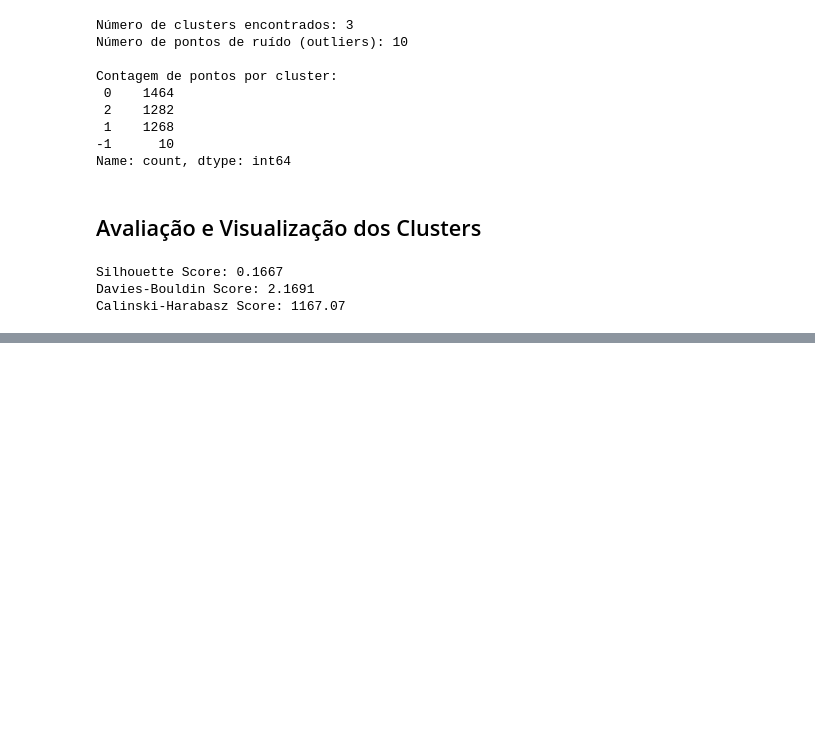
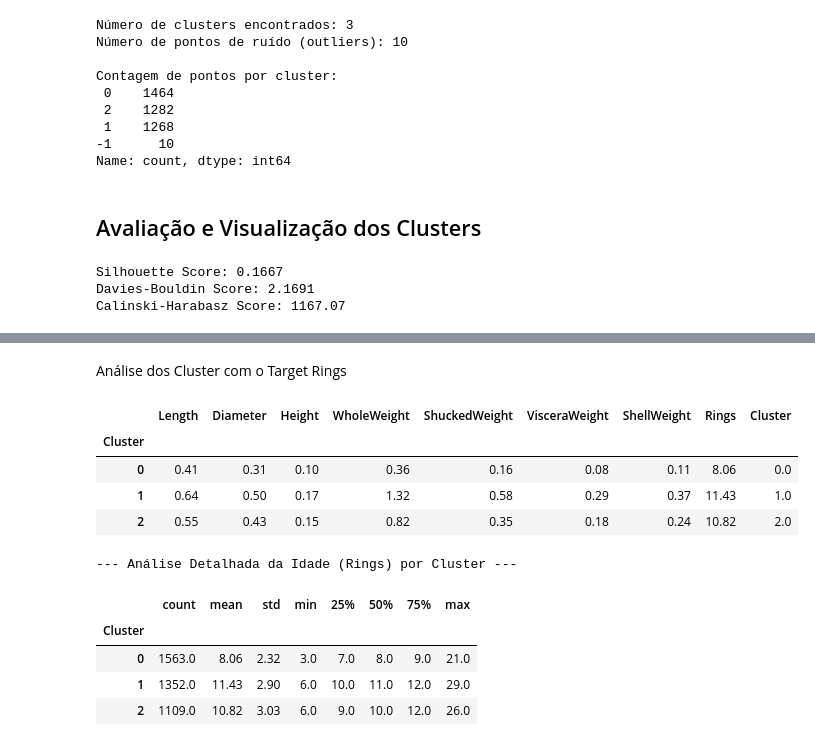
Before and after one commit to joabemorais/Trabalho-ML-2, a Jupyter notebook: test.ipynb, the cells around one changed output, grey strips where cells are left out. Drawn from its saved outputs; the diff is of its cells as text; code cells hidden in the pictures; blank space fills up the shorter version.

```diff
--- a/test.ipynb
+++ b/test.ipynb
@@ -531,0 +622,24 @@ Cálculo concluído. Gerando o dendrograma...
+# %% [markdown]
+Análise dos Cluster com o Target Rings
+# %%
+# Usando o df_clean por ser o dataset original tratado sem os ruídos
+df_clean['Cluster'] = hierarchical_labels
+
+# Agrupamos por cluster e calculamos a média das features numéricas
+numeric_cols = df_clean.select_dtypes(include=['number']).columns
+display(df_clean.groupby('Cluster')[numeric_cols].mean().round(2))
+
+print("\n--- Análise Detalhada da Idade (Rings) por Cluster ---")
+display(df_clean.groupby('Cluster')['Rings'].describe().round(2))
+# %% [output]
+|  | Length | Diameter | Height | WholeWeight | ShuckedWeight | VisceraWeight | ShellWeight | Rings | Cluster |
+| Cluster |  |  |  |  |  |  |  |  |  |
+| 0 | 0.41 | 0.31 | 0.10 | 0.36 | 0.16 | 0.08 | 0.11 | 8.06 | 0.0 |
+| 1 | 0.64 | 0.50 | 0.17 | 1.32 | 0.58 | 0.29 | 0.37 | 11.43 | 1.0 |
+| 2 | 0.55 | 0.43 | 0.15 | 0.82 | 0.35 | 0.18 | 0.24 | 10.82 | 2.0 |
+--- Análise Detalhada da Idade (Rings) por Cluster ---
+|  | count | mean | std | min | 25% | 50% | 75% | max |
+| Cluster |  |  |  |  |  |  |  |  |
+| 0 | 1563.0 | 8.06 | 2.32 | 3.0 | 7.0 | 8.0 | 9.0 | 21.0 |
+| 1 | 1352.0 | 11.43 | 2.90 | 6.0 | 10.0 | 11.0 | 12.0 | 29.0 |
+| 2 | 1109.0 | 10.82 | 3.03 | 6.0 | 9.0 | 10.0 | 12.0 | 26.0 |
```
Also changed, not shown: parts of 10 cells of this notebook.
